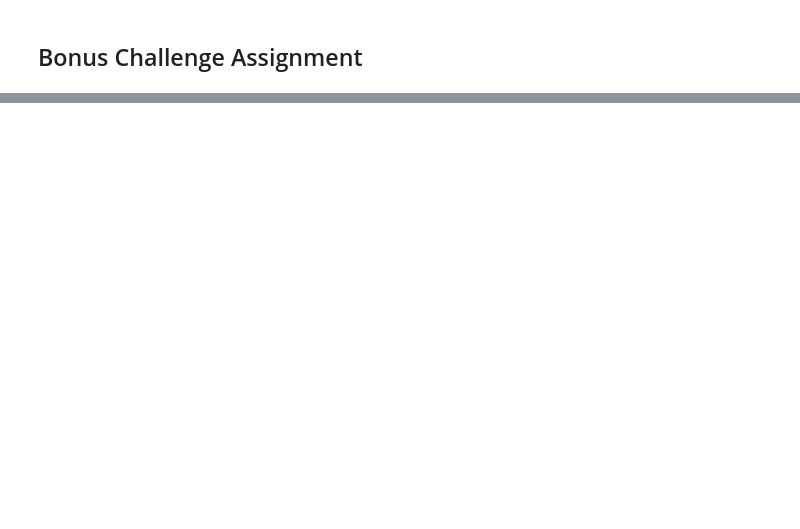
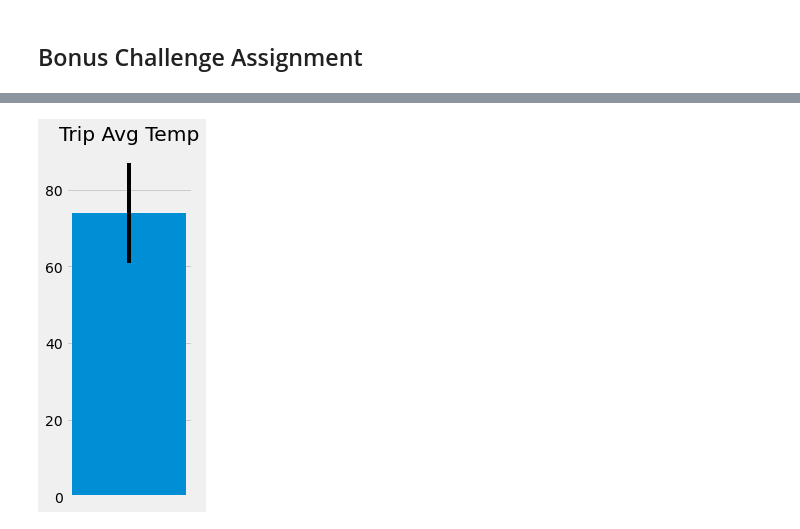
Before and after one commit to fasahathsyeda/sqlalchemy-challenge, a Jupyter notebook: climate_starter.ipynb, the cells around one changed output, grey strips where cells are left out. Saved outputs shown, nothing was run; the diff lists cells and outputs as text; code cells hidden in the pictures; blank space fills up the shorter version.

```diff
--- a/climate_starter.ipynb
+++ b/climate_starter.ipynb
@@ -164,11 +182,29 @@ print(calc_temps('2012-02-28', '2012-03-05'))
 # %%
 # Use your previous function `calc_temps` to calculate the tmin, tavg, and tmax
 # for your trip using the previous year's data for those same dates.
+
+prev_year=yearb4_lastdate_ts.year
+start_date=str(prev_year)+'-11-20'
+end_date=str(prev_year)+'-12-03'
+Temp_holiday=calc_temps(start_date, end_date)
+Temp_holiday_min=Temp_holiday[0][0]
+Temp_holiday_avg=Temp_holiday[0][1]
+Temp_holiday_max=Temp_holiday[0][2]
+
+Temp_holiday_error=Temp_holiday_max-Temp_holiday_min
 # %%
 # Plot the results from your previous query as a bar chart.
 # Use "Trip Avg Temp" as your Title
 # Use the average temperature for the y value
 # Use the peak-to-peak (tmax-tmin) value as the y error bar (yerr)
+plt.subplots(figsize=(2,6))
+plt.bar(1,Temp_holiday_avg,yerr=Temp_holiday_error)
+#Removing xticks
+plt.xticks([])
+plt.title("Trip Avg Temp")
+plt.show()
+# %% [output]
+[figure, added]
 # %%
 # Calculate the total amount of rainfall per weather station for your trip dates using the previous year's matching dates.
 # Sort this in descending order by precipitation amount and list the station, name, latitude, longitude, and elevation
```
Also changed, not shown: parts of 5 cells of this notebook, 1 other file.
